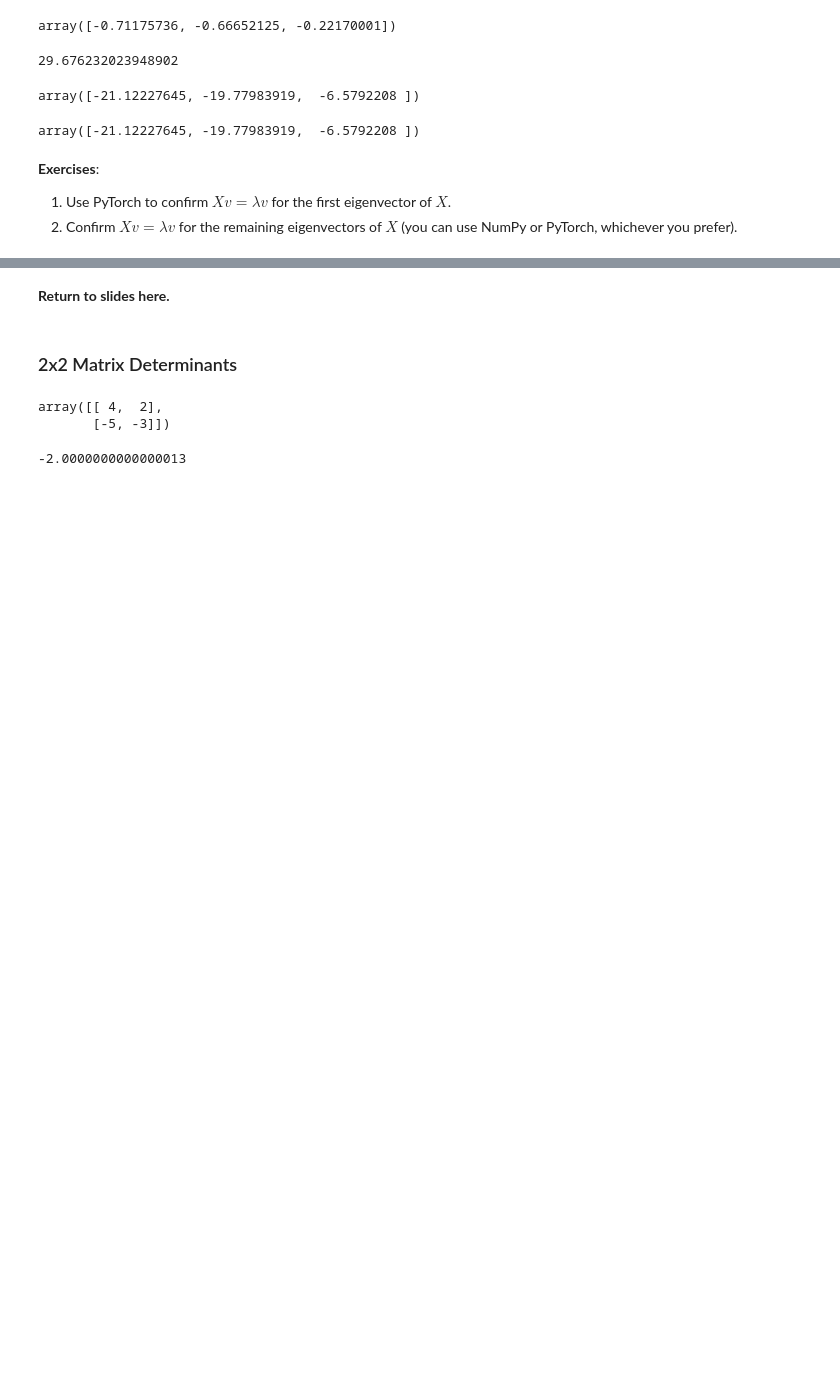
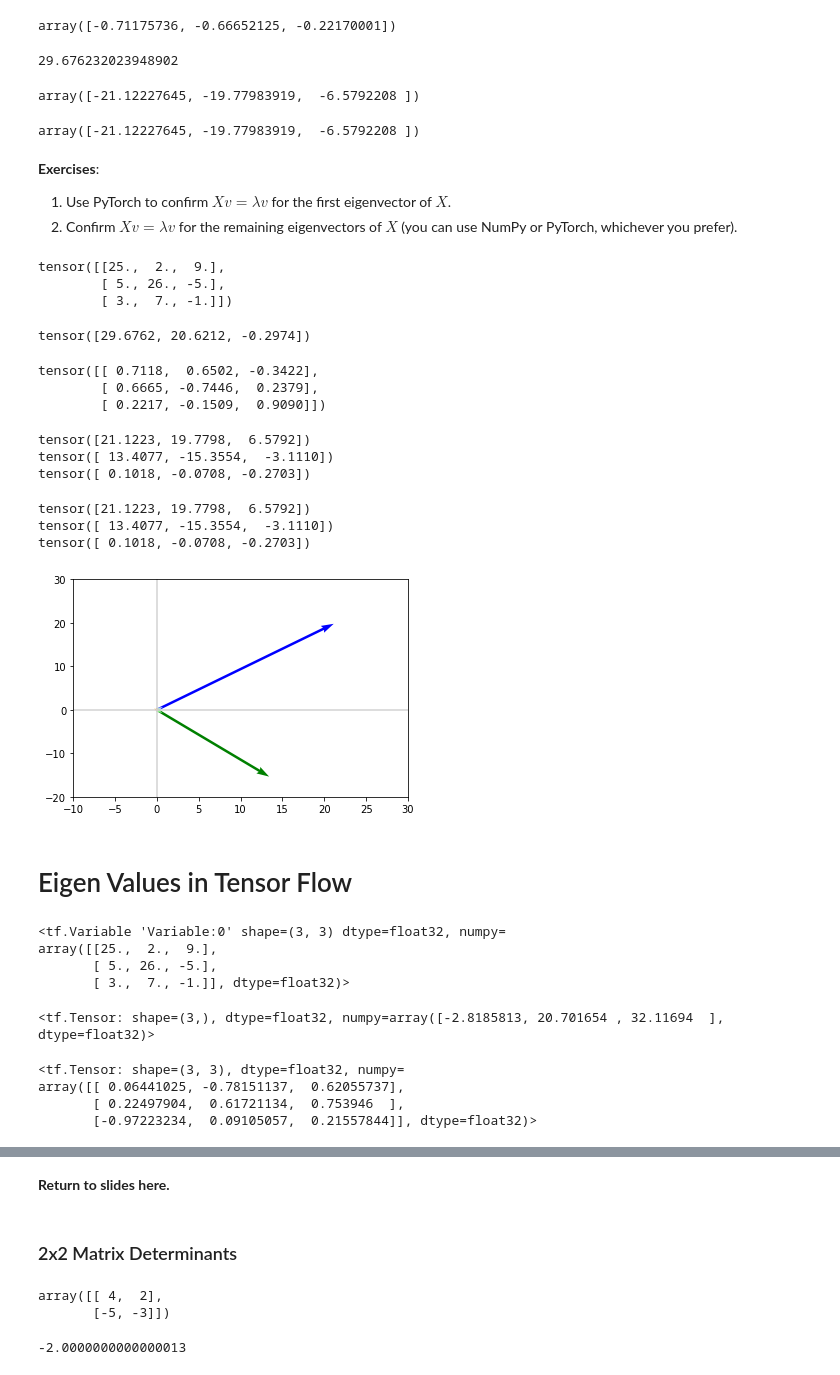
Before and after one commit to Samsu-786/Foundation, a Jupyter notebook: notebooks/2-linear-algebra-ii.ipynb, the cells around one changed output, grey strips where cells are left out. Saved outputs shown, nothing was run; the diff lists cells and outputs as text; code cells hidden in the pictures; blank space fills up the shorter version.

```diff
--- a/notebooks/2-linear-algebra-ii.ipynb
+++ b/notebooks/2-linear-algebra-ii.ipynb
@@ -758,3 +758,77 @@ array([-21.12227645, -19.77983919,  -6.5792208 ])
 
 1. Use PyTorch to confirm $Xv = \lambda v$ for the first eigenvector of $X$.
 2. Confirm $Xv = \lambda v$ for the remaining eigenvectors of $X$ (you can use NumPy or PyTorch, whichever you prefer).
+# %%
+Py_X = torch.tensor([[25, 2, 9], [5, 26, -5], [3, 7, -1.]])
+Py_X
+# %% [output]
+tensor([[25.,  2.,  9.],
+        [ 5., 26., -5.],
+        [ 3.,  7., -1.]])
+# %%
+Lambda_Py_X , v_py_X = torch.linalg.eig(Py_X)
+# %%
+Lambda_Py_X = Lambda_Py_X.float()
+
+Lambda_Py_X
+# %% [output]
+tensor([29.6762, 20.6212, -0.2974])
+# %%
+v_py_X = v_py_X.float()
+
+v_py_X
+# %% [output]
+tensor([[ 0.7118,  0.6502, -0.3422],
+        [ 0.6665, -0.7446,  0.2379],
+        [ 0.2217, -0.1509,  0.9090]])
+# %%
+print(Lambda_Py_X[0]*v_py_X[:,0])
+print(Lambda_Py_X[1]*v_py_X[:,1])
+print(Lambda_Py_X[2]*v_py_X[:,2])
+# %% [output]
+tensor([21.1223, 19.7798,  6.5792])
+tensor([ 13.4077, -15.3554,  -3.1110])
+tensor([ 0.1018, -0.0708, -0.2703])
+# %%
+print(torch.matmul(Py_X,v_py_X[:,0]))
+print(torch.matmul(Py_X,v_py_X[:,1]))
+print(torch.matmul(Py_X,v_py_X[:,2]))
+# %% [output]
+tensor([21.1223, 19.7798,  6.5792])
+tensor([ 13.4077, -15.3554,  -3.1110])
+tensor([ 0.1018, -0.0708, -0.2703])
+# %%
+plot_vectors([torch.matmul(Py_X,v_py_X[:,0]).numpy(), v_py_X[:,0].numpy(),
+              torch.matmul(Py_X,v_py_X[:,1]).numpy(), v_py_X[:,1].numpy(),
+              torch.matmul(Py_X,v_py_X[:,2]).numpy(), v_py_X[:,2].numpy()],
+            ['blue', 'lightblue', 'green', 'lightgreen', 'red','orange'])
+plt.xlim(-10, 30)
+_ = plt.ylim(-20, 30)
+# %% [output]
+[figure, added]
+# %% [markdown]
+# Eigen Values in Tensor Flow
+# %%
+import tensorflow as tf
+
+tf_X = tf.Variable([[25, 2, 9], [5, 26, -5], [3, 7, -1.]])
+
+tf_X
+# %% [output]
+<tf.Variable 'Variable:0' shape=(3, 3) dtype=float32, numpy=
+array([[25.,  2.,  9.],
+       [ 5., 26., -5.],
+       [ 3.,  7., -1.]], dtype=float32)>
+# %%
+tf_eig, e = tf.linalg.eigh(tf_X) # Hermitian or real symmetric matrices
+
+tf_eig
+# %% [output]
+<tf.Tensor: shape=(3,), dtype=float32, numpy=array([-2.8185813, 20.701654 , 32.11694  ], dtype=float32)>
+# %%
+e
+# %% [output]
+<tf.Tensor: shape=(3, 3), dtype=float32, numpy=
+array([[ 0.06441025, -0.78151137,  0.62055737],
+       [ 0.22497904,  0.61721134,  0.753946  ],
+       [-0.97223234,  0.09105057,  0.21557844]], dtype=float32)>
```
Also changed, not shown: parts of 101 cells of this notebook, 2 other files.
